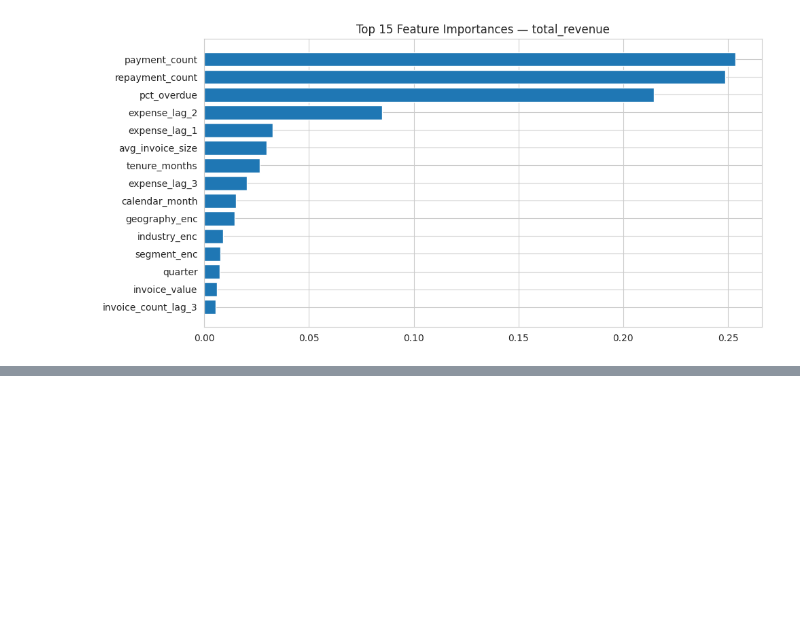
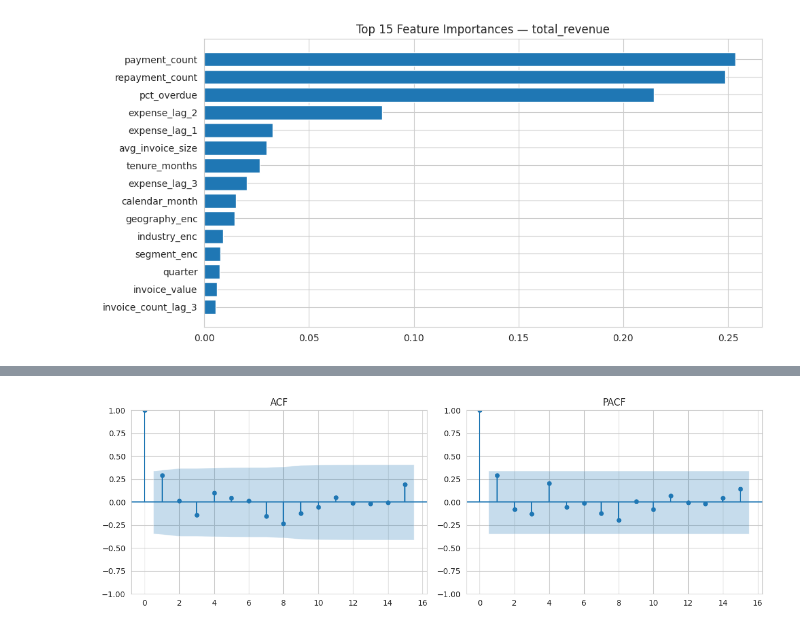
Before and after one commit to Bibhuti-MLAI/Time-Series-Forcasting, a Jupyter notebook: Revenue_Forcasting.ipynb, the cells around one changed output, grey strips where cells are left out. Saved outputs shown, nothing was run; the diff lists cells and outputs as text; code cells hidden in the pictures; blank space fills up the shorter version.

```diff
--- a/Revenue_Forcasting.ipynb
+++ b/Revenue_Forcasting.ipynb
@@ -732,0 +827,9 @@ plt.show()
+# %%
+# Time-based holdout, same idea as before: last 3 months = test.
+# (With only 36 months of history, 3 months keeps a reasonable amount to
+# train on. With 5 years / 60 months, as sketched in the original notes, a
+# larger holdout like 12-18 months would be more typical.)
+ts_train = portfolio_revenue.iloc[:-3]
+ts_test = portfolio_revenue.iloc[-3:]
+print(f"Train: {ts_train.index.min().date()} to {ts_train.index.max().date()} ({len(ts_train)} months)")
+print(f"Test : {ts_test.index.min().date()} to {ts_test.index.max().date()} ({len(ts_test)} months)")
@@ -732,0 +867,12 @@ plt.show()
+# %%
+from statsmodels.graphics.tsaplots import plot_acf, plot_pacf
+
+fig, axes = plt.subplots(1, 2, figsize=(12, 4))
+plot_acf(ts_train, ax=axes[0], lags=min(15, len(ts_train) // 2 - 1))
+plot_pacf(ts_train, ax=axes[1], lags=min(15, len(ts_train) // 2 - 1))
+axes[0].set_title("ACF")
+axes[1].set_title("PACF")
+plt.tight_layout()
+plt.show()
+# %% [output]
+[figure, added]
```
Also changed, not shown: parts of 18 cells of this notebook.
